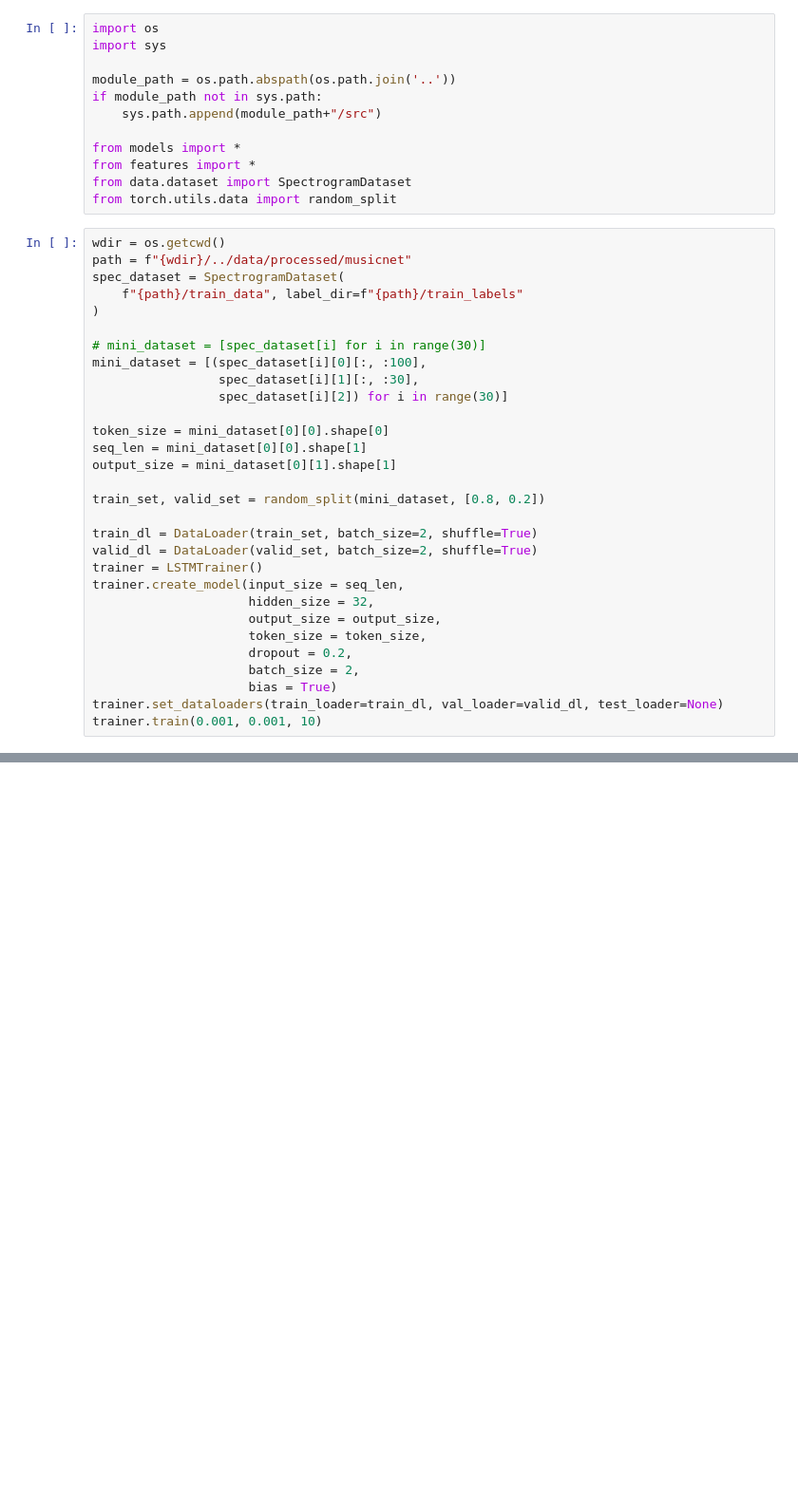
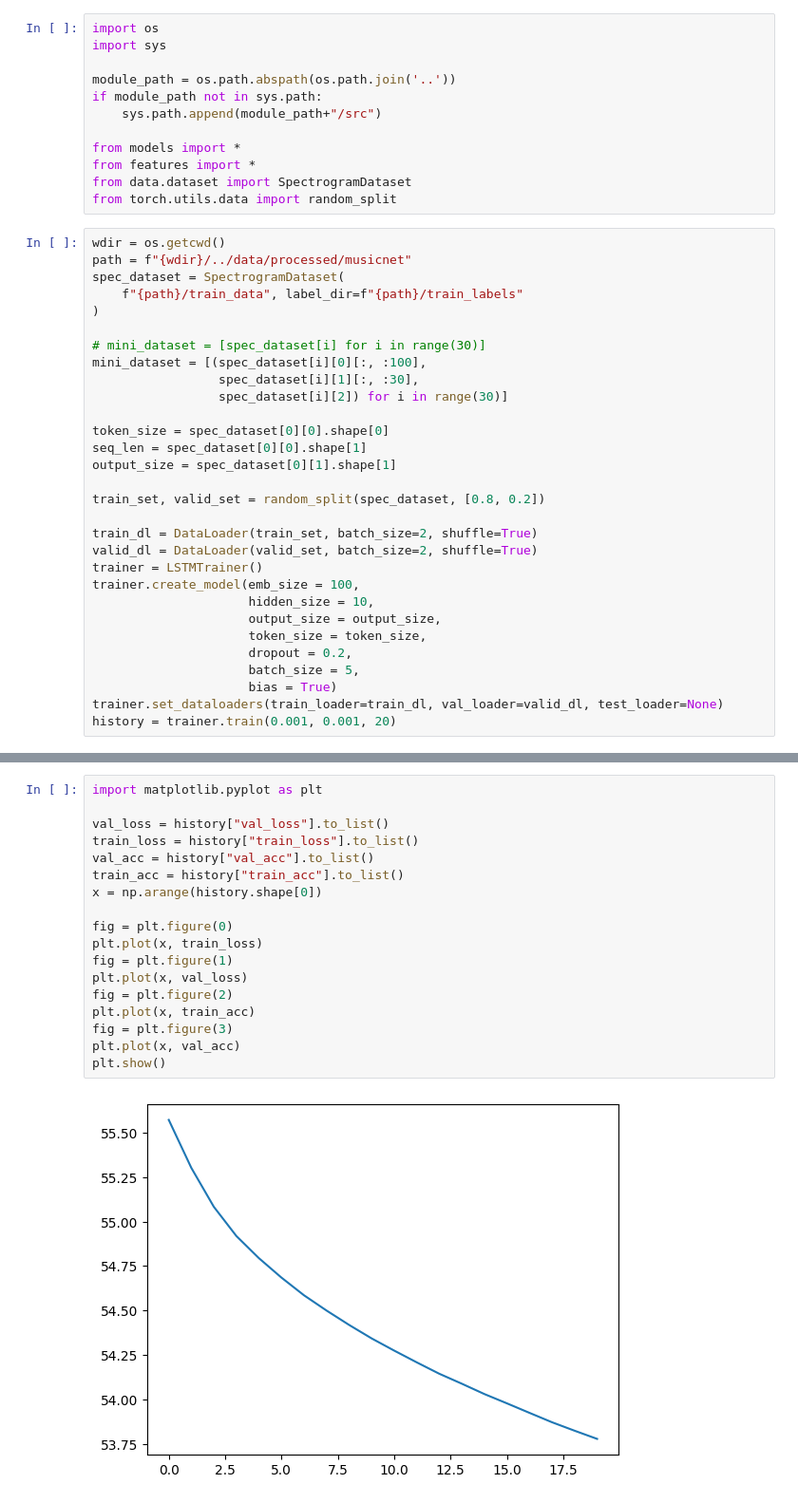
Before and after one commit to rainyuxuan/music-gen, a Jupyter notebook: notebooks/train_LSTM.ipynb, the cells around one changed output, grey strips where cells are left out. Shown at 95% size. Drawn from its saved outputs; the diff is of its cells as text; blank space fills up the shorter version.

Commit message:
change LSTM to match the input in the document

```diff
--- a/notebooks/train_LSTM.ipynb
+++ b/notebooks/train_LSTM.ipynb
@@ -22,22 +22,22 @@ mini_dataset = [(spec_dataset[i][0][:, :100],
                  spec_dataset[i][1][:, :30],
                  spec_dataset[i][2]) for i in range(30)]
 
-token_size = mini_dataset[0][0].shape[0]
-seq_len = mini_dataset[0][0].shape[1]
-output_size = mini_dataset[0][1].shape[1]
+token_size = spec_dataset[0][0].shape[0]
+seq_len = spec_dataset[0][0].shape[1]
+output_size = spec_dataset[0][1].shape[1]
 
-train_set, valid_set = random_split(mini_dataset, [0.8, 0.2])
+train_set, valid_set = random_split(spec_dataset, [0.8, 0.2])
 
 train_dl = DataLoader(train_set, batch_size=2, shuffle=True)
 valid_dl = DataLoader(valid_set, batch_size=2, shuffle=True)
 trainer = LSTMTrainer()
-trainer.create_model(input_size = seq_len,
-                     hidden_size = 32,
+trainer.create_model(emb_size = 100,
+                     hidden_size = 10,
                      output_size = output_size,
                      token_size = token_size,
                      dropout = 0.2,
-                     batch_size = 2,
+                     batch_size = 5,
                      bias = True)
 trainer.set_dataloaders(train_loader=train_dl, val_loader=valid_dl, test_loader=None)
-trainer.train(0.001, 0.001, 10)
+history = trainer.train(0.001, 0.001, 20)
 # %% [output]
@@ -80,0 +69,20 @@ torch.Size([201, 993])
+# %%
+import matplotlib.pyplot as plt
+
+val_loss = history["val_loss"].to_list()
+train_loss = history["train_loss"].to_list()
+val_acc = history["val_acc"].to_list()
+train_acc = history["train_acc"].to_list()
+x = np.arange(history.shape[0])
+
+fig = plt.figure(0)
+plt.plot(x, train_loss)
+fig = plt.figure(1)
+plt.plot(x, val_loss)
+fig = plt.figure(2)
+plt.plot(x, train_acc)
+fig = plt.figure(3)
+plt.plot(x, val_acc)
+plt.show()
+# %% [output]
+[figure, added]
```
Also changed, not shown: parts of 3 cells of this notebook, 2 other files.
